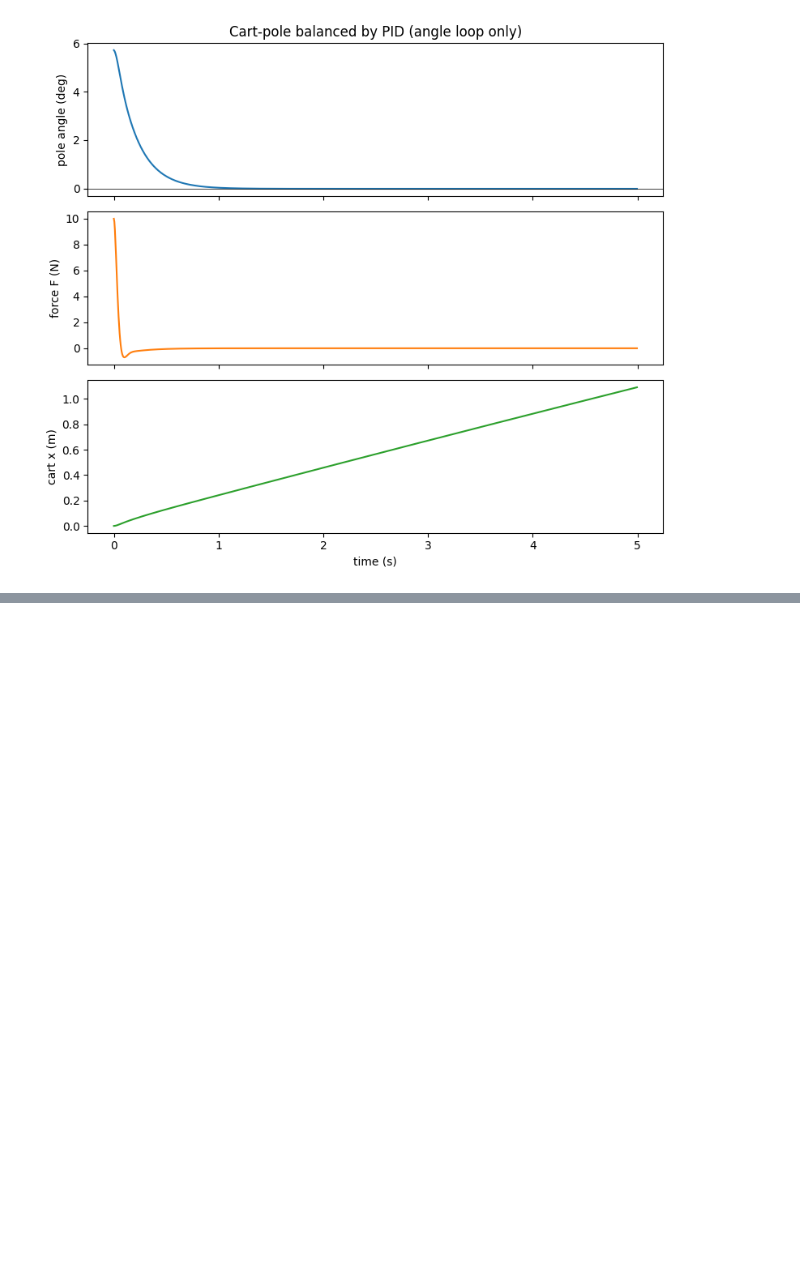
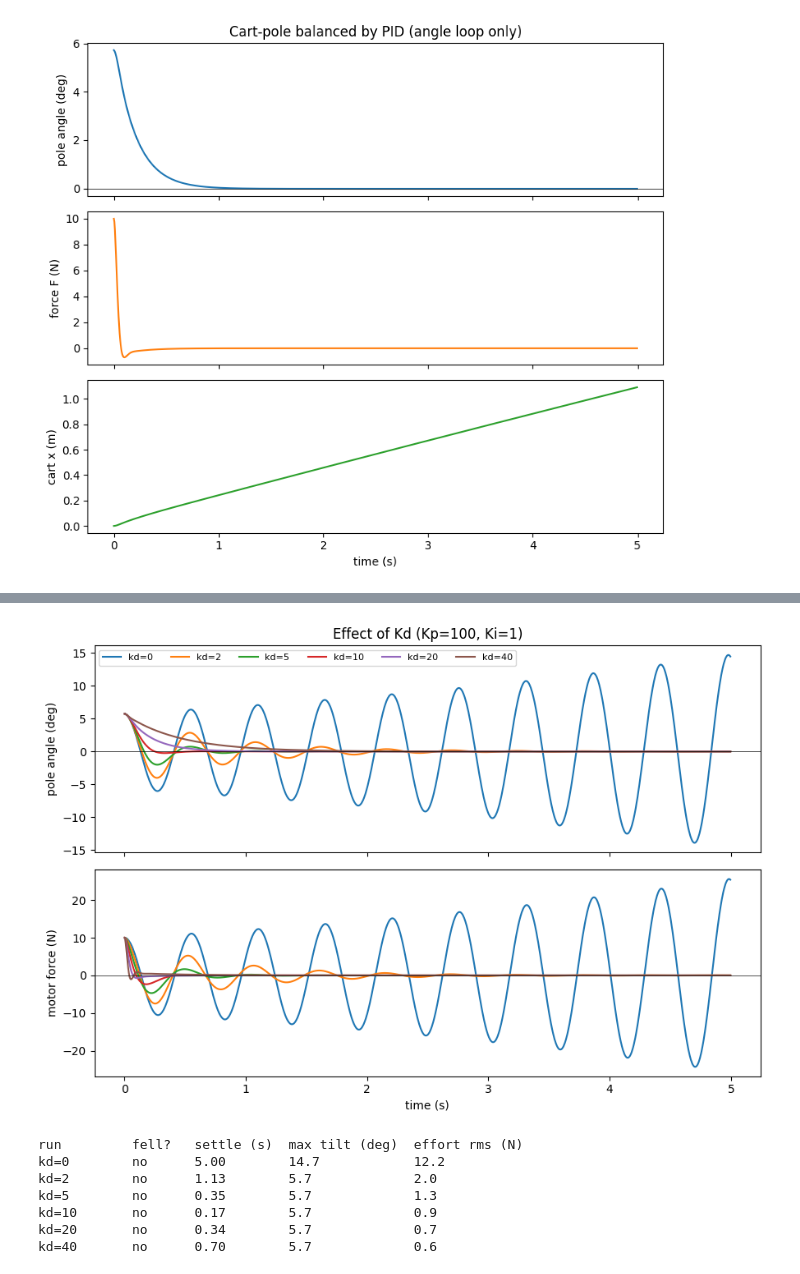
Before and after one commit to Series-Parallel/Machine_in_control, a Jupyter notebook: cartpole_pid.ipynb, the cells around one changed output, grey strips where cells are left out. Drawn from its saved outputs; the diff is of its cells as text; code cells hidden in the pictures; blank space fills up the shorter version.

```diff
--- a/cartpole_pid.ipynb
+++ b/cartpole_pid.ipynb
@@ -223,0 +285,15 @@ VBox(children=(FloatSlider(value=100.0, description='Kp  (P: react to lean)', la
+# %%
+# ---- Cell 13: Experiment 2, sweep Kd ----
+base = dict(kp=100, ki=1, kd=20)
+runs = sweep("kd", [0, 2, 5, 10, 20, 40], base)
+plot_runs(runs, "Effect of Kd (Kp=100, Ki=1)")
+score_table(runs)
+# %% [output]
+[figure, added]
+run         fell?   settle (s)  max tilt (deg)  effort rms (N)
+kd=0        no      5.00        14.7            12.2
+kd=2        no      1.13        5.7             2.0
+kd=5        no      0.35        5.7             1.3
+kd=10       no      0.17        5.7             0.9
+kd=20       no      0.34        5.7             0.7
+kd=40       no      0.70        5.7             0.6
```
Also changed, not shown: parts of 6 cells of this notebook.
